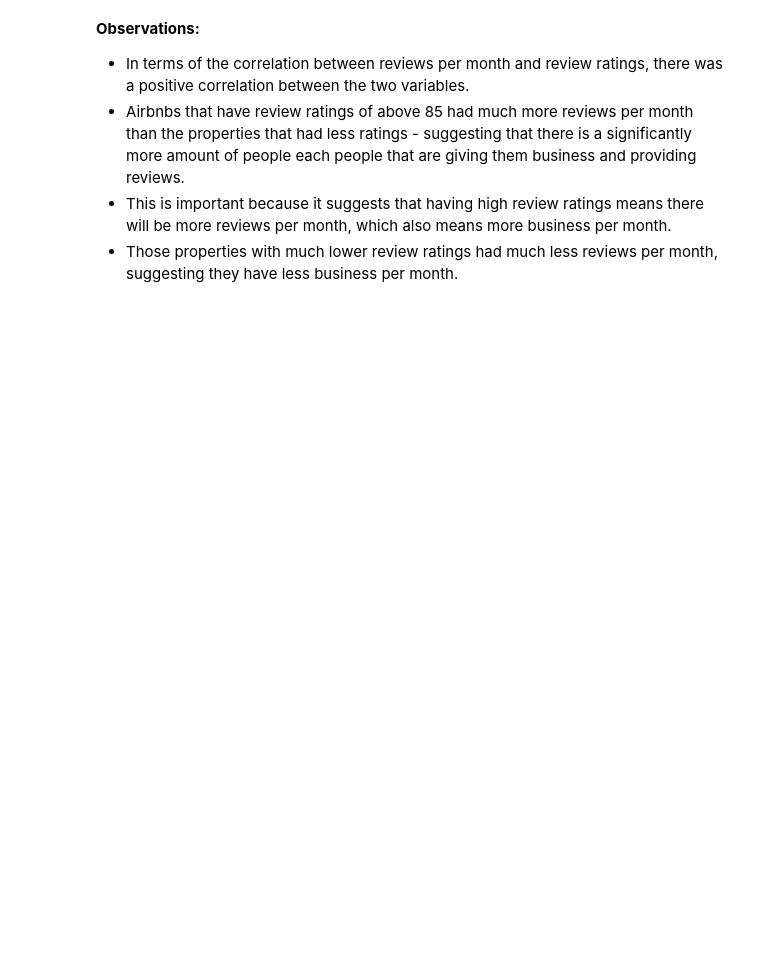
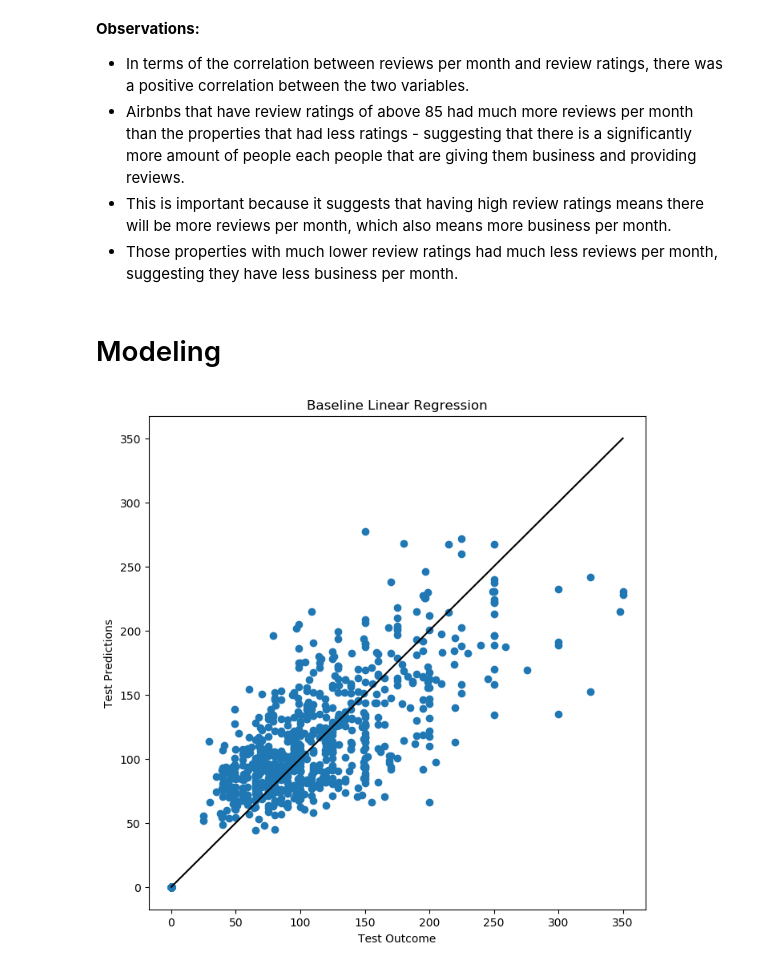
Before and after one commit to kevinhuynh23/RACK, a Jupyter notebook: report.ipynb, the cells around one changed output. Cells and saved outputs as stored; diff of their text form; code cells hidden in the pictures; blank space fills up the shorter version.

Commit message:
began analysis of modeling

```diff
--- a/report.ipynb
+++ b/report.ipynb
@@ -130,3 +111,9 @@ analysis.fig_reviews_per_month_vs_price
 - Airbnbs that have review ratings of above 85 had much more reviews per month than the properties that had less ratings - suggesting that there is a significantly more amount of people each people that are giving them business and providing reviews.
 - This is important because it suggests that having high review ratings means there will be more reviews per month, which also means more business per month.
 - Those properties with much lower review ratings had much less reviews per month, suggesting they have less business per month.
+# %% [markdown]
+# Modeling
+# %%
+model.fig_blr
+# %% [output]
+[figure, added]
```
Also changed, not shown: parts of 12 cells of this notebook, 1 other file.
